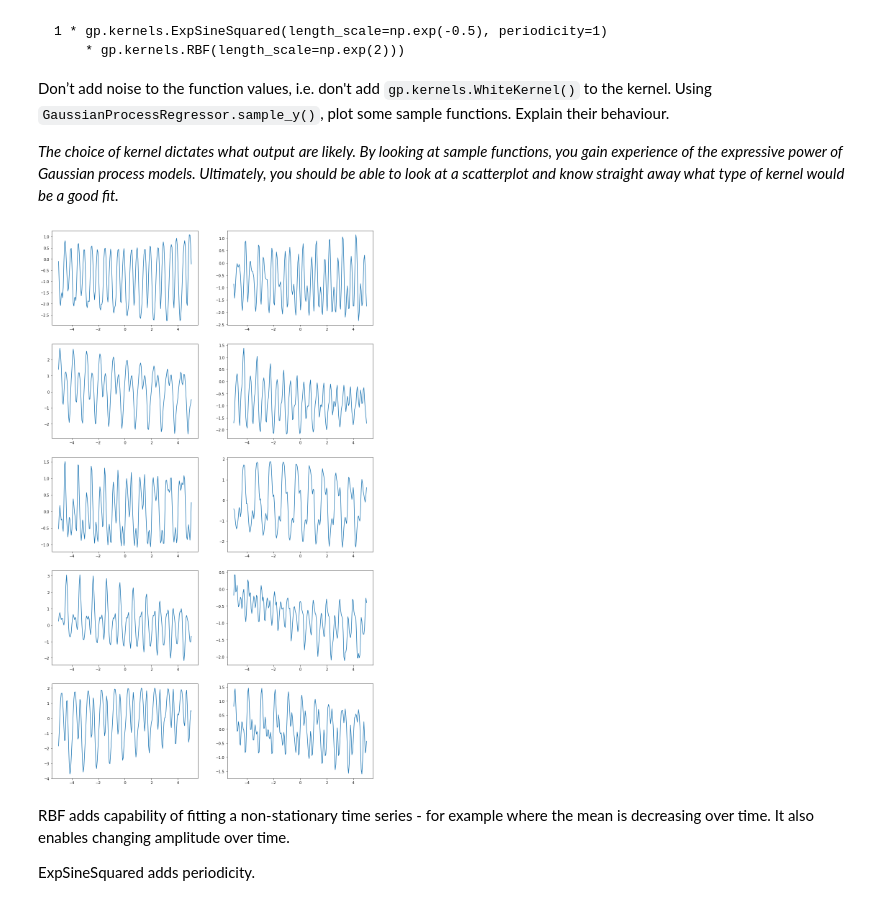
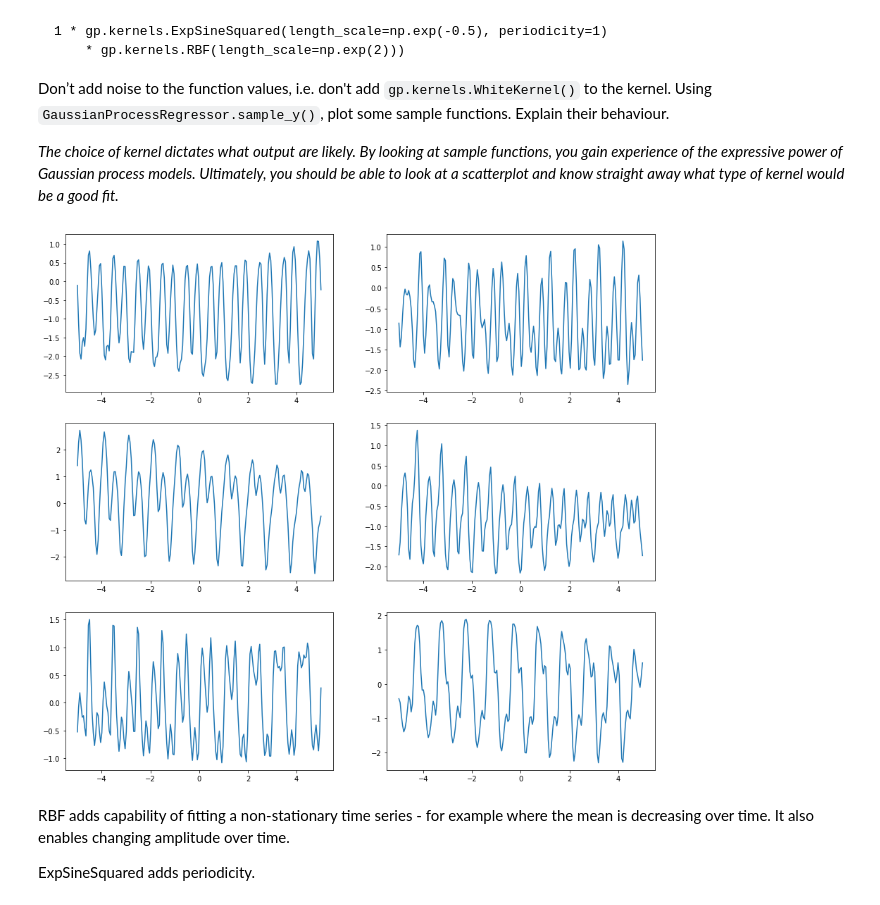
Before and after one commit to JCobbles/pml-courseworks, a Jupyter notebook: coursework1.ipynb, the cells around one changed output. Drawn from its saved outputs; the diff is of its cells as text; code cells hidden in the pictures.

```diff
--- a/coursework1.ipynb
+++ b/coursework1.ipynb
@@ -197,18 +197,18 @@ _The choice of kernel dictates what output are likely. By looking at sample func
 you gain experience of the expressive power of Gaussian process models. Ultimately, you should be able to look at a scatterplot and
 know straight away what type of kernel would be a good fit._
 # %%
-plt.figure(figsize=(16,28))
+plt.figure(figsize=(15,14))
 
 kernel = 1 * gp.kernels.ExpSineSquared(length_scale=np.exp(-0.5), periodicity=1) * gp.kernels.RBF(length_scale=np.exp(2))
 x = np.linspace(-5,5,200)
 gpr = gp.GaussianProcessRegressor(kernel=kernel)
 
-for i in range(10):
+for i in range(6):
     y = gpr.sample_y(x.reshape(-1, 1), random_state=i)
-    plt.subplot(5, 2, i+1)
+    plt.subplot(3, 2, i+1)
     plt.plot(x, y)
 # %% [output]
-[figure, old version]
+[figure, new version]
 # %% [markdown]
 RBF adds capability of fitting a non-stationary time series - for example where the mean is decreasing over time. It also enables changing amplitude over time.
 
```
Also changed, not shown: parts of 1 cell of this notebook, 1 other file.
